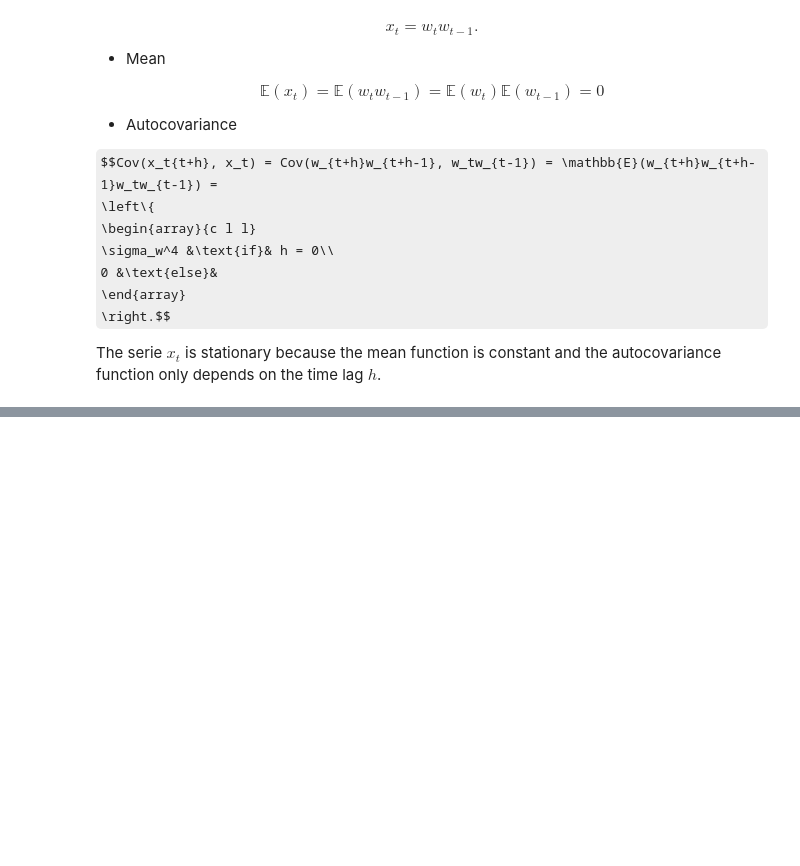
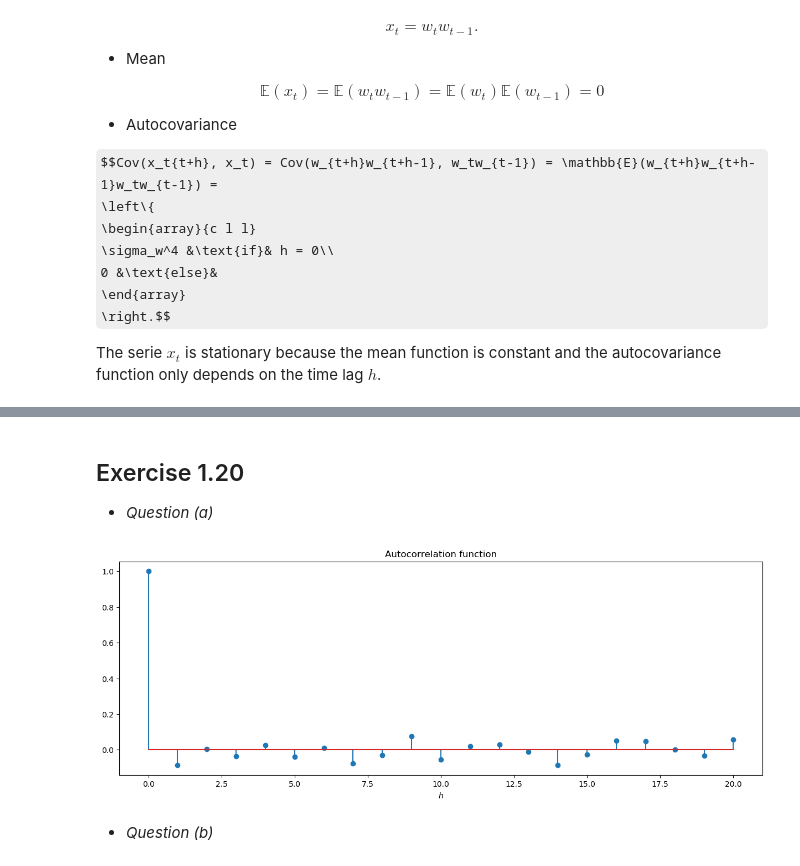
Before and after one commit to StevenGolovkine/TSAA, a Jupyter notebook: notebooks/02-characteristics-time-series.ipynb, the cells around one changed output, grey strips where cells are left out. Drawn from its saved outputs; the diff is of its cells as text; code cells hidden in the pictures; some formulas as TeX source; blank space fills up the shorter version.

```diff
--- a/notebooks/02-characteristics-time-series.ipynb
+++ b/notebooks/02-characteristics-time-series.ipynb
@@ -654,0 +746,17 @@ Thus, the serie $x_t$ is weakly stationary.
+# %% [markdown]
+## Exercise 1.20
+
+* *Question (a)*
+# %%
+w = rand(Normal(), 500);
+# %%
+# Plot the ACF
+figure(figsize=(15, 5))
+stem(0:20, autocor(w, 0:20), use_line_collection=true)
+xlabel(L"$h$")
+title("Autocorrelation function")
+show()
+# %% [output]
+[figure, added]
+# %% [markdown]
+* *Question (b)*
```
Also changed, not shown: parts of 32 cells of this notebook.
